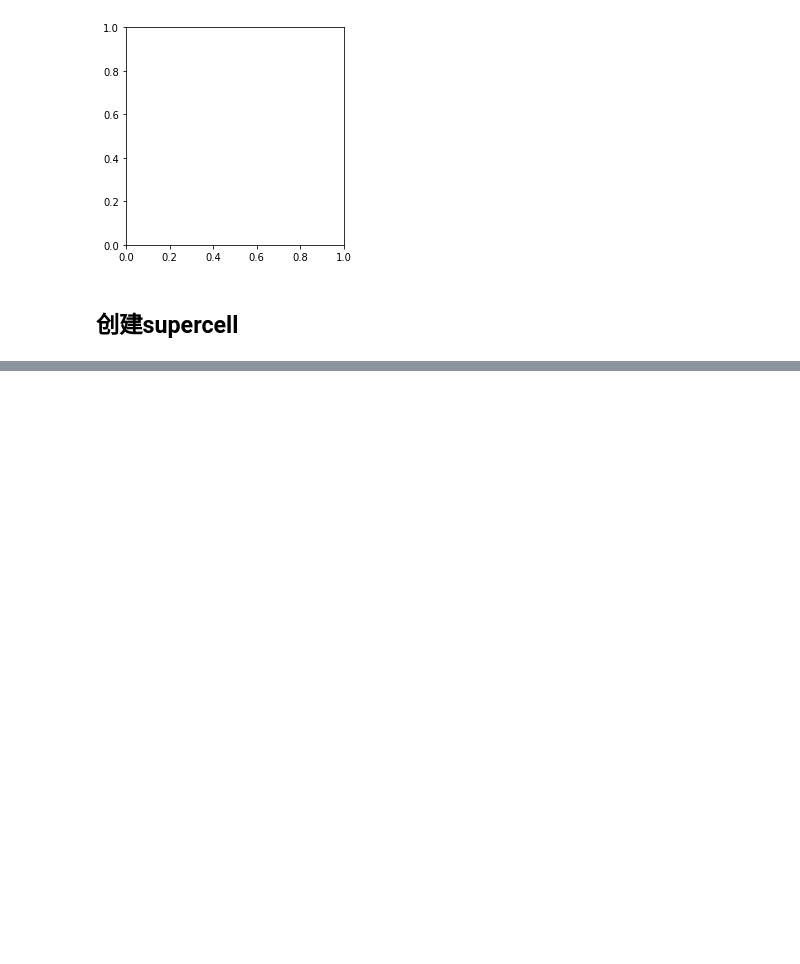
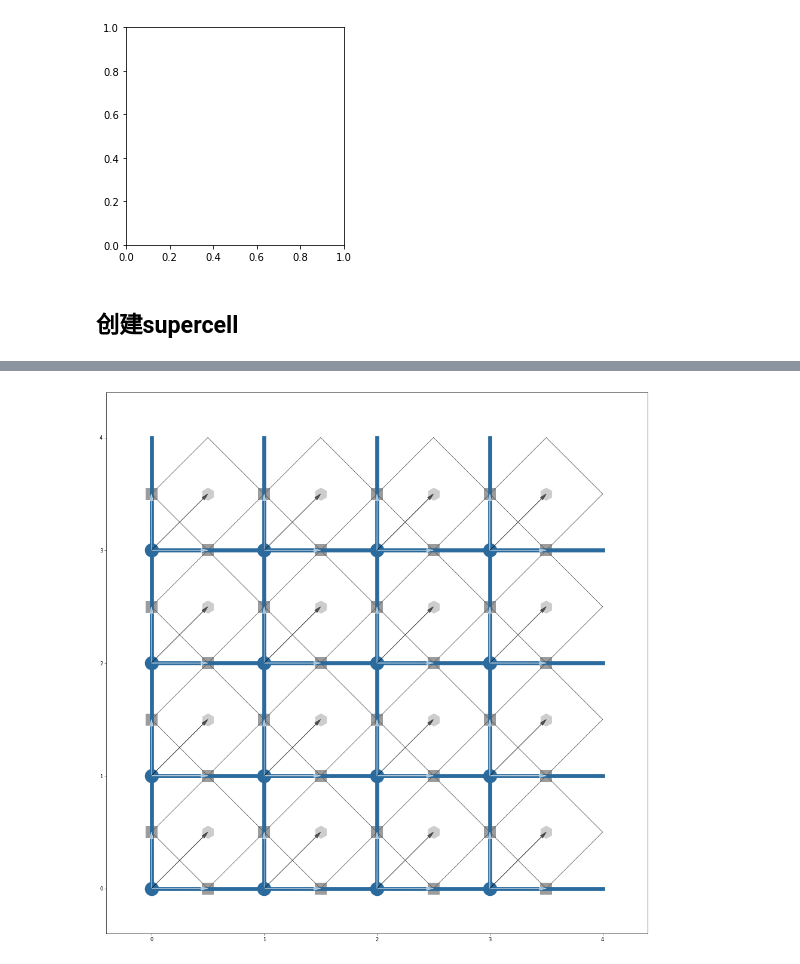
Before and after one commit to PytLab/catplot, a Jupyter notebook: examples/grid_2d_examples/supercell_with_arrows.ipynb, the cells around one changed output, grey strips where cells are left out. Cells and saved outputs as stored; diff of their text form; code cells hidden in the pictures; blank space fills up the shorter version.

```diff
--- a/examples/grid_2d_examples/supercell_with_arrows.ipynb
+++ b/examples/grid_2d_examples/supercell_with_arrows.ipynb
@@ -73,0 +76,2 @@ canvas.figure
+# %%
+expanded_supercell = supercell.expand(4, 4)
@@ -73,0 +82,6 @@ canvas.figure
+# %%
+canvas_big.add_supercell(expanded_supercell)
+canvas_big.draw()
+canvas_big.figure
+# %% [output]
+[figure, added]
```
Also changed, not shown: parts of 5 cells of this notebook.
